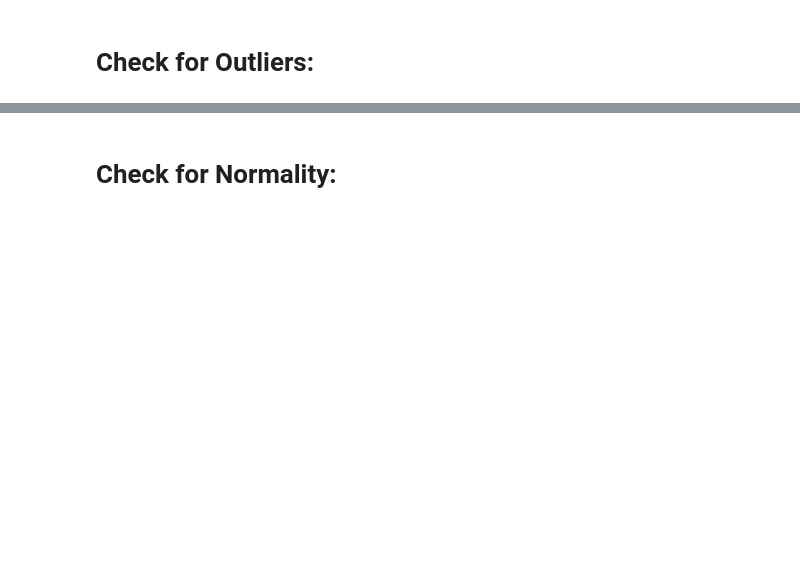
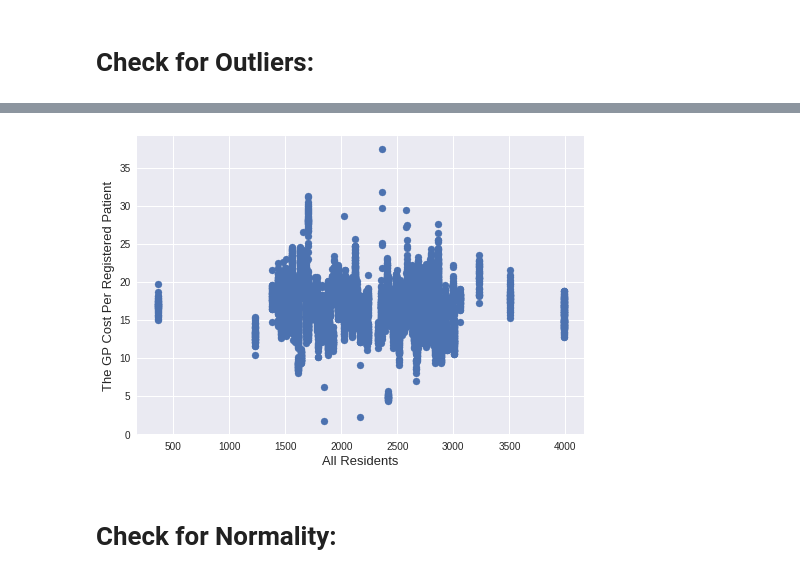
Before and after one commit to mlennox562/Data-Hackathon-2017, a Jupyter notebook: Final-Notebook-Allstate-Data-Hackathon.ipynb, the cells around one changed output, grey strips where cells are left out. Saved outputs shown, nothing was run; the diff lists cells and outputs as text; code cells hidden in the pictures; blank space fills up the shorter version.

```diff
--- a/Final-Notebook-Allstate-Data-Hackathon.ipynb
+++ b/Final-Notebook-Allstate-Data-Hackathon.ipynb
@@ -143,10 +171,12 @@ plt.show()
 # %%
 # A scatter plot to identify any clear outliers within the training dataset.
 fig, ax = plt.subplots()
 ax.scatter(x = train['all_residents'], y = train['gp_cost_per_registered_patient'])
-plt.ylabel('gp_cost_per_registered_patient', fontsize=13)
-plt.xlabel('all_residents', fontsize=13)
+plt.ylabel('The GP Cost Per Registered Patient', fontsize=13)
+plt.xlabel('All Residents', fontsize=13)
 plt.show()
+# %% [output]
+[figure, added]
 # %% [markdown]
 # Check for Normality:
 # %%
```
Also changed, not shown: parts of 19 cells of this notebook.
